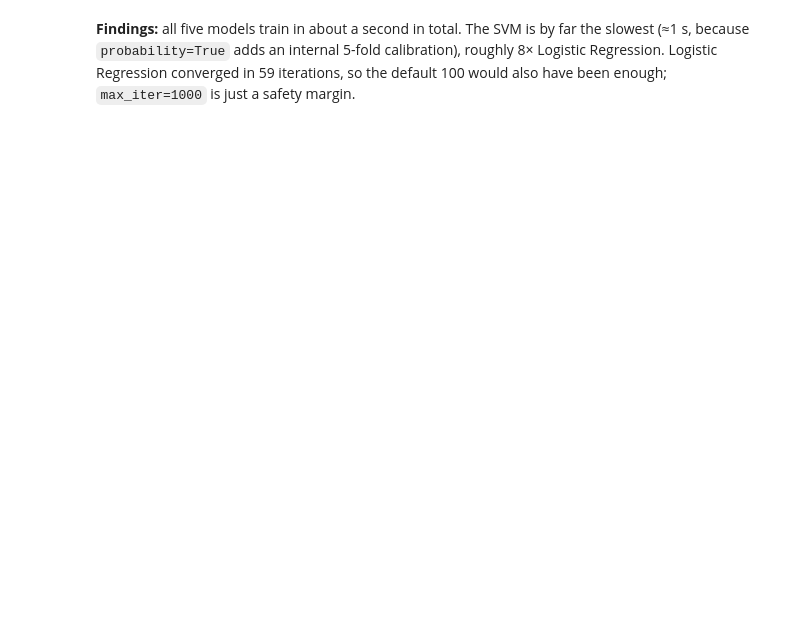
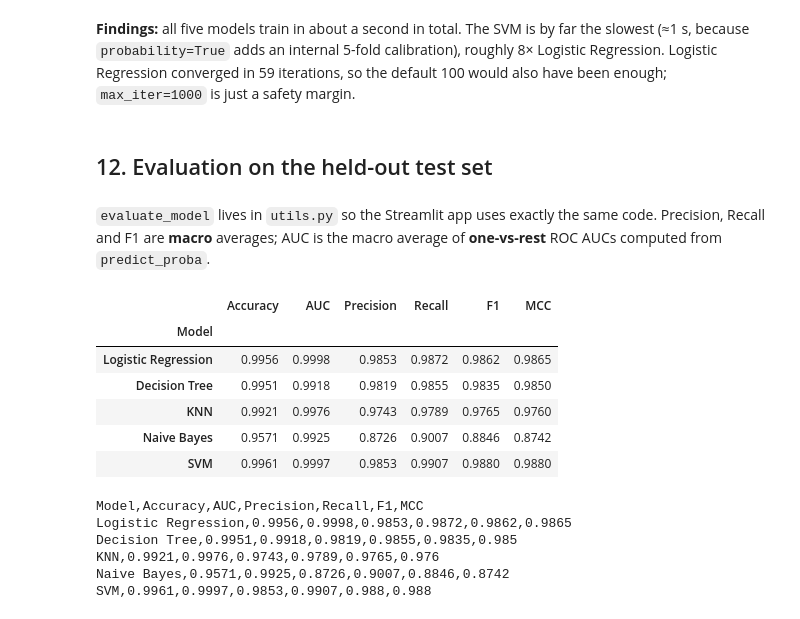
Before and after one commit to Manjeet-Agarwal/room-occupancy-ML-assignment, a Jupyter notebook: notebooks/train_models.ipynb, the cells around one changed output. Saved outputs shown, nothing was run; the diff lists cells and outputs as text; code cells hidden in the pictures; blank space fills up the shorter version.

```diff
--- a/notebooks/train_models.ipynb
+++ b/notebooks/train_models.ipynb
@@ -488,3 +488,38 @@ SVM                  trained in 0.994 s
 Logistic Regression iterations used: [59]
 # %% [markdown]
 **Findings:** all five models train in about a second in total. The SVM is by far the slowest (≈1 s, because `probability=True` adds an internal 5-fold calibration), roughly 8× Logistic Regression. Logistic Regression converged in 59 iterations, so the default 100 would also have been enough; `max_iter=1000` is just a safety margin.
+# %% [markdown]
+## 12. Evaluation on the held-out test set
+# %% [markdown]
+`evaluate_model` lives in `utils.py` so the Streamlit app uses exactly the same code.
+Precision, Recall and F1 are **macro** averages; AUC is the macro average of
+**one-vs-rest** ROC AUCs computed from `predict_proba`.
+# %%
+sys.path.insert(0, "..")
+from utils import evaluate_model, FEATURE_COLUMNS, METRIC_NAMES
+
+assert FEATURES == FEATURE_COLUMNS  # app and notebook expect the same column order
+
+results = {name: evaluate_model(pipe, X_test, y_test) for name, pipe in models.items()}
+metrics_df = pd.DataFrame(results).T[METRIC_NAMES].round(4)
+metrics_df.index.name = "Model"
+metrics_df
+# %% [output]
+|  | Accuracy | AUC | Precision | Recall | F1 | MCC |
+| Model |  |  |  |  |  |  |
+| Logistic Regression | 0.9956 | 0.9998 | 0.9853 | 0.9872 | 0.9862 | 0.9865 |
+| Decision Tree | 0.9951 | 0.9918 | 0.9819 | 0.9855 | 0.9835 | 0.9850 |
+| KNN | 0.9921 | 0.9976 | 0.9743 | 0.9789 | 0.9765 | 0.9760 |
+| Naive Bayes | 0.9571 | 0.9925 | 0.8726 | 0.9007 | 0.8846 | 0.8742 |
+| SVM | 0.9961 | 0.9997 | 0.9853 | 0.9907 | 0.9880 | 0.9880 |
+# %%
+os.makedirs("../model", exist_ok=True)
+metrics_df.to_csv("../model/metrics.csv")
+print(open("../model/metrics.csv").read())
+# %% [output]
+Model,Accuracy,AUC,Precision,Recall,F1,MCC
+Logistic Regression,0.9956,0.9998,0.9853,0.9872,0.9862,0.9865
+Decision Tree,0.9951,0.9918,0.9819,0.9855,0.9835,0.985
+KNN,0.9921,0.9976,0.9743,0.9789,0.9765,0.976
+Naive Bayes,0.9571,0.9925,0.8726,0.9007,0.8846,0.8742
+SVM,0.9961,0.9997,0.9853,0.9907,0.988,0.988
```
Also changed, not shown: parts of 12 cells of this notebook, 2 other files.
